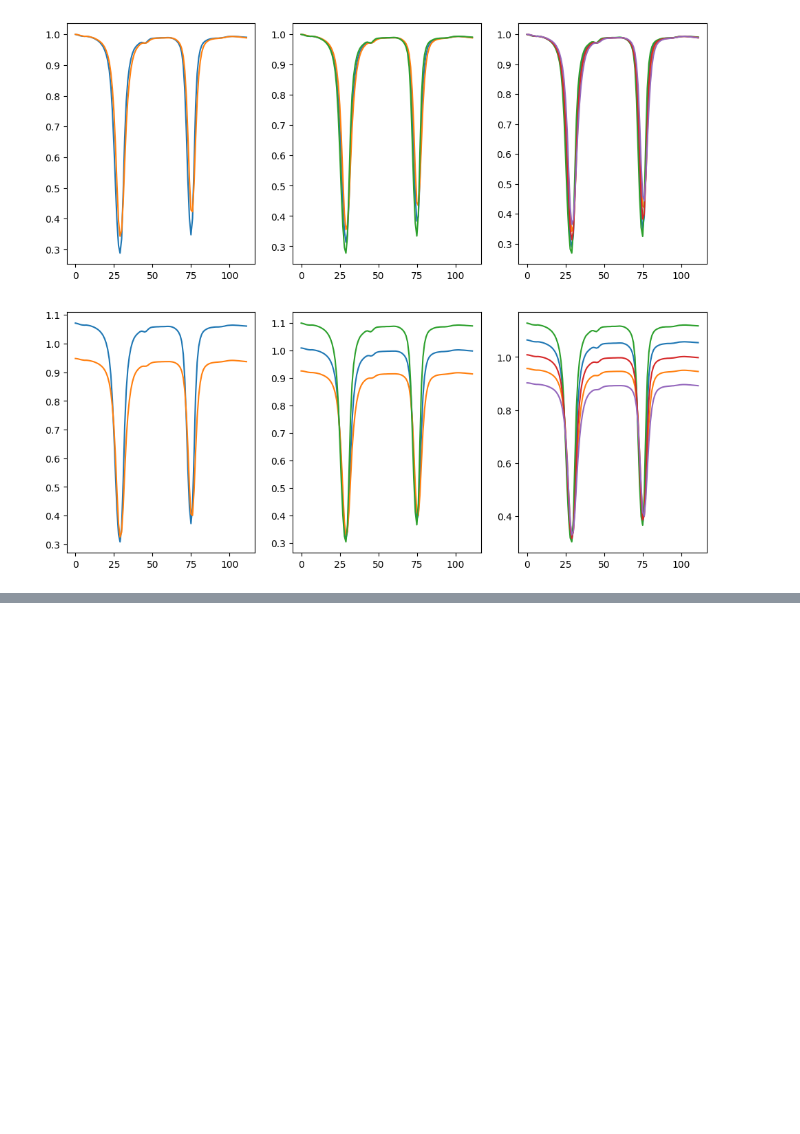
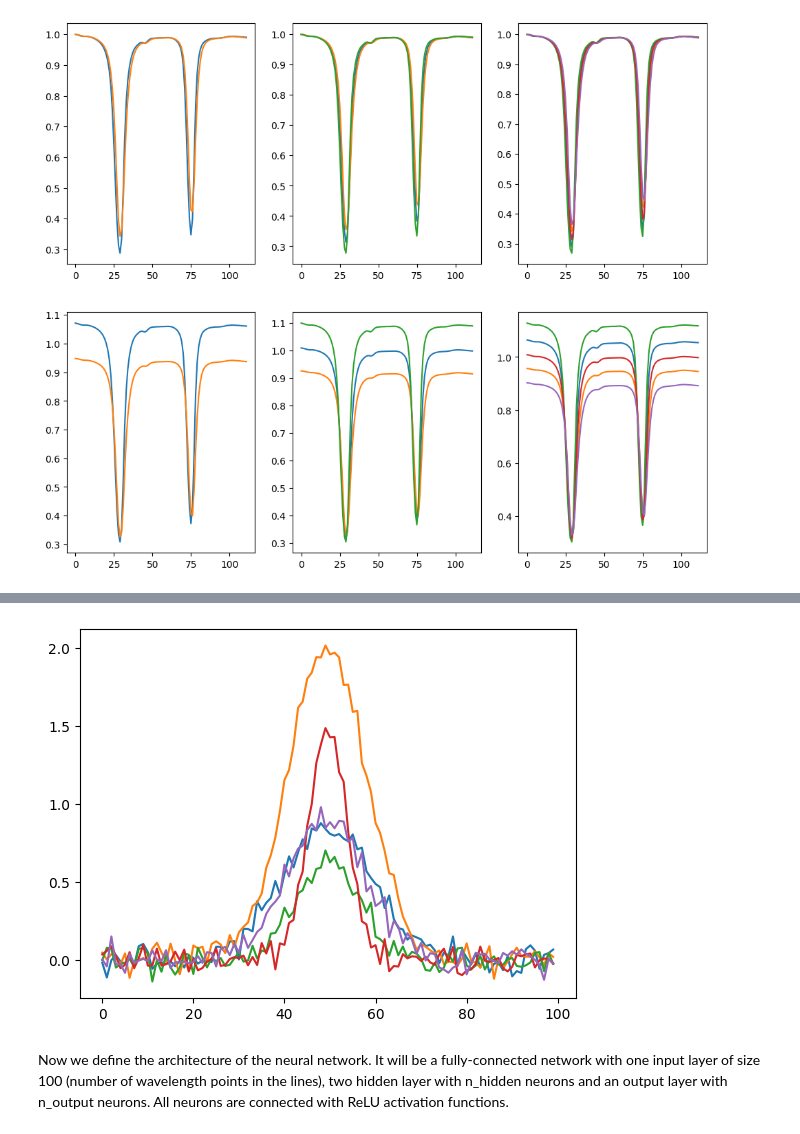
Before and after one commit to aasensio/solar_mhd_24, a Jupyter notebook: pca_kmeans_nn.ipynb, the cells around one changed output, grey strips where cells are left out. Cells and saved outputs as stored; diff of their text form; code cells hidden in the pictures; blank space fills up the shorter version.

```diff
--- a/pca_kmeans_collab.ipynb
+++ b/pca_kmeans_nn.ipynb
@@ -189,0 +199,49 @@ for i in range(5):
+# %%
+class Dataset(torch.utils.data.Dataset):
+    """
+    Dataset class that will provide data during training. Modify it accordingly
+    for your dataset. This one shows how to do augmenting during training for a
+    very simple training set
+    """
+    def __init__(self, n_training):
+        """
+        Very simple training set made of 200 Gaussians of width between 0.5 and 1.5
+        We later augment this with a velocity and amplitude.
+
+        Args:
+            n_training (int): number of training examples including augmenting
+        """
+        super(Dataset, self).__init__()
+
+        self.n_training = n_training
+
+        x = np.linspace(-5.0, 5.0, 100)
+        self.sigma = 1.0 * np.random.rand(200) + 0.5
+        self.y = np.exp(-x[None,:]**2 / self.sigma[:,None]**2)
+
+        self.indices = np.random.randint(low=0, high=200, size=self.n_training)
+        self.amplitude = 2.0 * np.random.rand(self.n_training) + 0.1
+
+    def __getitem__(self, index):
+
+        amplitude = self.amplitude[index]
+        sigma = self.sigma[self.indices[index]]
+
+        inp = amplitude * self.y[self.indices[index],:] + 0.05 * np.random.randn(100)
+
+        out = np.array([sigma, amplitude])
+
+        return inp.astype('float32'), out.astype('float32')
+
+    def __len__(self):
+        return self.n_training
+# %%
+dataset = Dataset(n_training=100)
+fig, ax = pl.subplots()
+for i in range(5):
+  inp, out = dataset.__getitem__(i)
+  ax.plot(inp)
+# %% [output]
+[figure, added]
+# %% [markdown]
+Now we define the architecture of the neural network. It will be a fully-connected network with one input layer of size 100 (number of wavelength points in the lines), two hidden layer with n_hidden neurons and an output layer with n_output neurons. All neurons are connected with ReLU activation functions.
```
Also changed, not shown: parts of 9 cells of this notebook, 3 other files.
